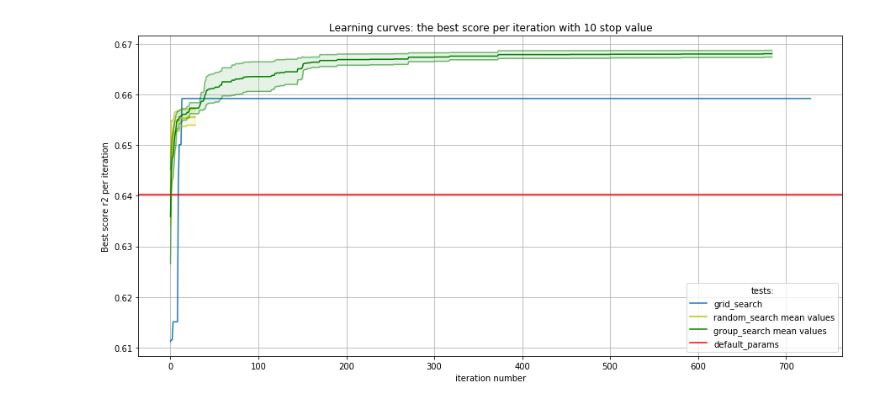
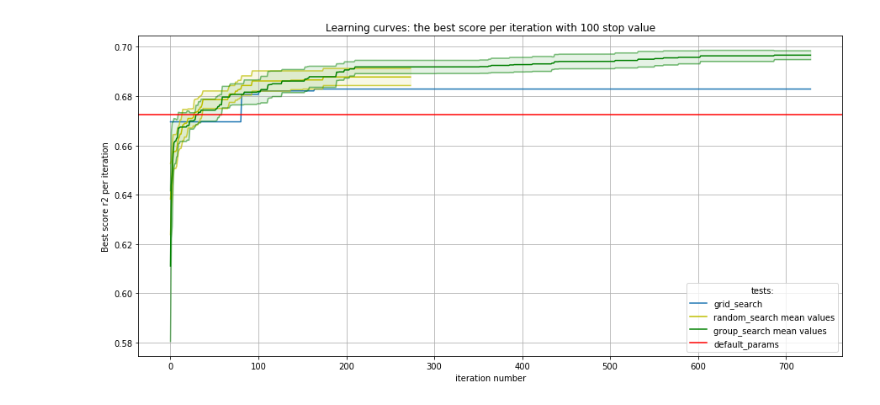
Before and after one commit to HollowPrincess/GradBoostOptim, a Jupyter notebook: full_test/test_2_analysis.ipynb, the cells around one changed output. Drawn from its saved outputs; the diff is of its cells as text; code cells hidden in the pictures.

```diff
--- a/full_test/test_2_analysis.ipynb
+++ b/full_test/test_2_analysis.ipynb
@@ -45,7 +47,16 @@ sec_and_third_group_files = [x for x in sec_and_third_group_files_dir \
+# %%
+
+
+stop_iter_num = 100
+# %%
+sec_and_third_group_files = [second_test_path+\
+                             "GR_S_2_and_3_groups_with_{}_{}_{}.csv".format(
+    stop_iter_num, i, dataset_name)
+                             for i in range(1,11)]
 # %%
 gr_2_and_3_df = pd.DataFrame([])
 for file_name in sec_and_third_group_files:
-    file_df = pd.read_csv("../data/results/test 2/" + file_name,
+    file_df = pd.read_csv(file_name,
                               usecols = ['experiment_name', 'mean_test_score',
                                          'params','run_number','iter_num'])
     gr_2_and_3_df = pd.concat([gr_2_and_3_df, file_df], sort = False)
@@ -86,9 +76,9 @@ end_of_first_part = gr_2_and_3_df.groupby(by='run_number')['iter_num'].min().to_
 # %%
 first_group_df = pd.DataFrame([])
 for file_name in first_group_files:
-    file_df = pd.read_csv("../data/results/test 1/" + file_name,
-                              usecols = ['experiment_name', 'mean_test_score',
-                                         'params','run_number'])
+    file_df = pd.read_csv(file_name,
+                          usecols = ['experiment_name', 'mean_test_score',
+                                     'params','run_number'])
     file_df['iter_num'] = range(1, file_df.shape[0]+1)
     run_num = np.unique(file_df['run_number'])[0]
     file_df = file_df.loc[file_df['iter_num']<end_of_first_part[run_num]]
@@ -243,7 +233,7 @@ group_std=group_std.fillna(0)
 group_mean=full_df.groupby(by="iter_num")['mean_test_score'].mean()
 
 ## DEFAULT performance
-default_perf=grid_df.loc[grid_df['experiment_name']=='default params', 'mean_test_score']
+default_perf=default_df.loc[:,'mean_test_score'].values[0]
 
 
 ## PLOT
@@ -253,36 +243,37 @@ plt.grid()
 #grid plot:
 x=list(range(0, grid_perf.shape[0]))
 plt.plot(x, grid_perf, label="grid_search")
 
 #conf for random:
 x=list(range(0, random_mean.shape[0]))
 plt.plot(x, random_mean, color="y", label="random_search mean values")
 lower_random=random_mean - random_std
 upper_random=random_mean + random_std
 plt.plot(x, lower_random, alpha=0.7, color="y")
 plt.plot(x, upper_random, alpha=0.7, color="y")
 plt.fill_between(x, lower_random, upper_random, alpha=0.1, color="y")
 
 #conf for group:
 x=list(range(0, group_mean.shape[0]))
 plt.plot(x, group_mean, color="green", label="group_search mean values")
 lower_group=group_mean - group_std
 upper_group=group_mean + group_std
 plt.plot(x, lower_group, alpha=0.5, color="green")
 plt.plot(x, upper_group, alpha=0.5, color="green")
 plt.fill_between(x, lower_group, upper_group, alpha=0.1, color="green")
 
 #line for default values
-plt.axhline(default_perf.values, label="default_params", color='r')
+plt.axhline(default_perf, label="default_params", color='r')
 
 plt.legend(title='tests:')
 plt.title("Learning curves: the best score per iteration with {} stop value".format(stop_iter_num))
 plt.ylabel("Best score r2 per iteration")
 plt.xlabel("iteration number")
-plt.savefig("../graphs/test 2/scores_with_stop_{}.jpg".format(stop_iter_num))
+plt.savefig("../graphs/test_full/scores_with_stop_{} {}.jpg".format(stop_iter_num,
+                                                                   dataset_name))
 plt.show()
 # %% [output]
-[figure, old version]
+[figure, new version]
 # %%
 agg_df_GRS = full_df.groupby('run_number')['mean_test_score'].max().values
 agg_df_RS = random_df_stopped.groupby('run_number')['mean_test_score'].max().values
```
Also changed, not shown: parts of 19 cells of this notebook, 5 other files.
